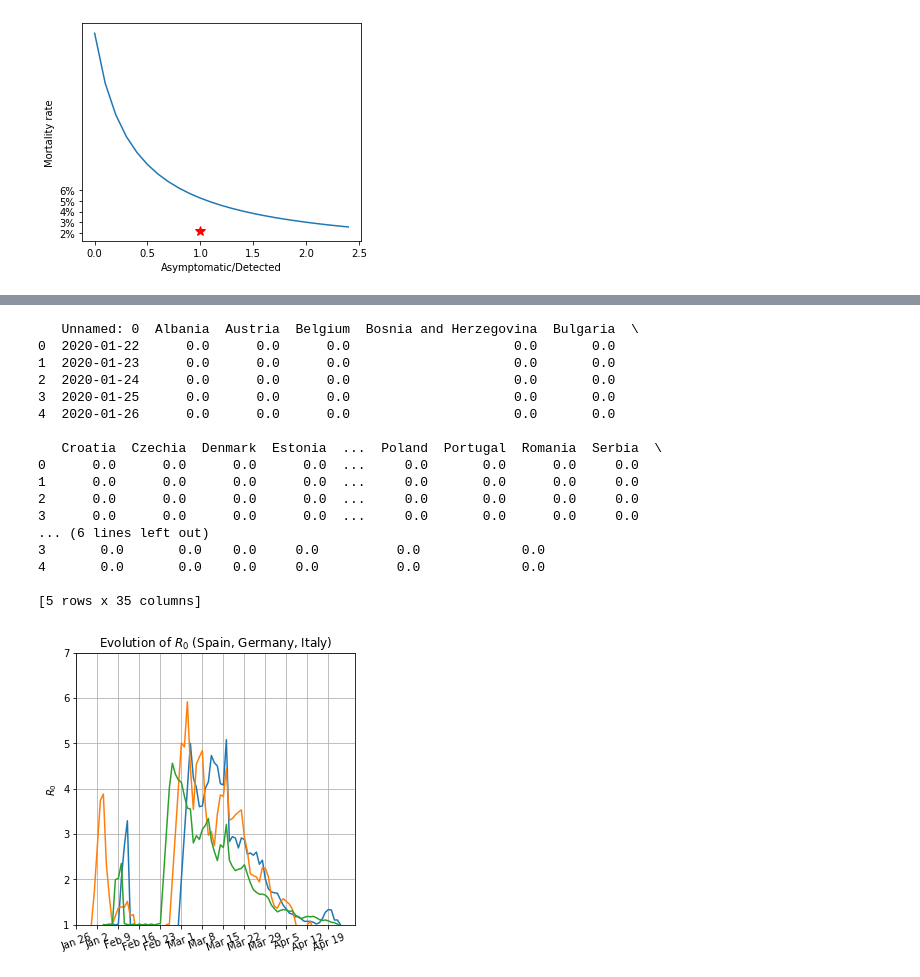
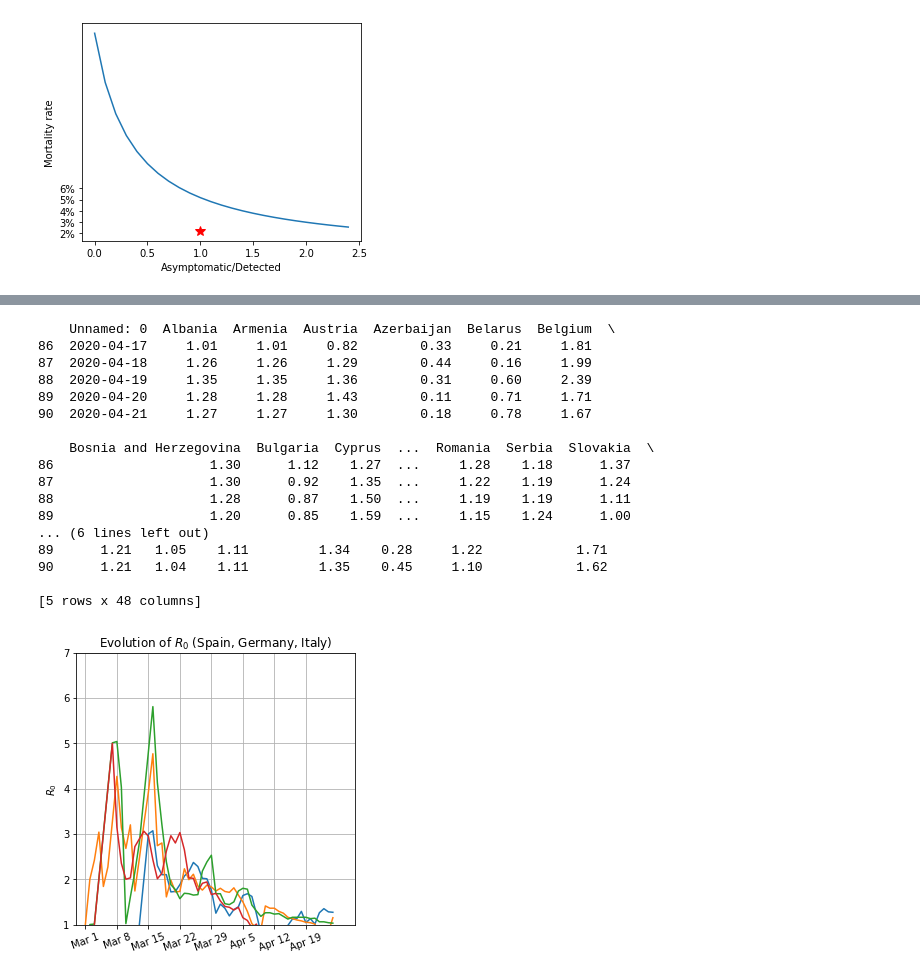
Before and after one commit to vincnardelli/covid19-italia, a Jupyter notebook: internazionale/R0_estimator_countries_allinone.py.ipynb, the cells around one changed output, grey strips where cells are left out. Drawn from its saved outputs; the diff is of its cells as text; code cells hidden in the pictures.

```diff
--- a/internazionale/R0_estimator_countries_allinone.py.ipynb
+++ b/internazionale/R0_estimator_countries_allinone.py.ipynb
@@ -539,37 +574,38 @@ r0_countries.to_csv('r0_countries_allinone.csv',index=True)
 # %%
 r0_countries_imp = pd.read_csv('r0_countries_allinone.csv')
 # %%
-print(r0_countries_imp.head())
+print(r0_countries_imp.tail())
 # %% [output]
-   Unnamed: 0  Albania  Austria  Belgium  Bosnia and Herzegovina  Bulgaria  \
-0  2020-01-22      0.0      0.0      0.0                     0.0       0.0
-1  2020-01-23      0.0      0.0      0.0                     0.0       0.0
-2  2020-01-24      0.0      0.0      0.0                     0.0       0.0
-3  2020-01-25      0.0      0.0      0.0                     0.0       0.0
-4  2020-01-26      0.0      0.0      0.0                     0.0       0.0
+    Unnamed: 0  Albania  Armenia  Austria  Azerbaijan  Belarus  Belgium  \
+86  2020-04-17     1.01     1.01     0.82        0.33     0.21     1.81
+87  2020-04-18     1.26     1.26     1.29        0.44     0.16     1.99
+88  2020-04-19     1.35     1.35     1.36        0.31     0.60     2.39
+89  2020-04-20     1.28     1.28     1.43        0.11     0.71     1.71
+90  2020-04-21     1.27     1.27     1.30        0.18     0.78     1.67
 
-   Croatia  Czechia  Denmark  Estonia  ...  Poland  Portugal  Romania  Serbia  \
-0      0.0      0.0      0.0      0.0  ...     0.0       0.0      0.0     0.0
-1      0.0      0.0      0.0      0.0  ...     0.0       0.0      0.0     0.0
-2      0.0      0.0      0.0      0.0  ...     0.0       0.0      0.0     0.0
-3      0.0      0.0      0.0      0.0  ...     0.0       0.0      0.0     0.0
+    Bosnia and Herzegovina  Bulgaria  Cyprus  ...  Romania  Serbia  Slovakia  \
+86                    1.30      1.12    1.27  ...     1.28    1.18      1.37
+87                    1.30      0.92    1.35  ...     1.22    1.19      1.24
+88                    1.28      0.87    1.50  ...     1.19    1.19      1.11
+89                    1.20      0.85    1.59  ...     1.15    1.24      1.00
 ... (6 lines left out)
-3       0.0       0.0    0.0     0.0          0.0             0.0
-4       0.0       0.0    0.0     0.0          0.0             0.0
+89      1.21   1.05    1.11         1.34    0.28     1.22            1.71
+90      1.21   1.04    1.11         1.35    0.45     1.10            1.62
 
-[5 rows x 35 columns]
+[5 rows x 48 columns]
 # %%
 plt.figure(figsize=(5,5))
-plt.plot(r0_countries_imp['Spain'])
-plt.plot(r0_countries_imp['Germany'])
-plt.plot(r0_countries_imp['Italy'])
+plt.plot(r0_countries_imp['Armenia'])
+plt.plot(r0_countries_imp['Hungary'])
+plt.plot(r0_countries_imp['Finland'])
+plt.plot(r0_countries_imp['Ireland'])
 plt.xticks(np.arange(0-(time_window-5),90,7),['Jan 26','Jan 2','Feb 9','Feb 16','Feb 23','Mar 1','Mar 8', 'Mar 15', 'Mar 22', 'Mar 29', 'Apr 5', 'Apr 12', 'Apr 19'],rotation=20)
-plt.xlim(0,today)
+plt.xlim(33,today)
 plt.ylabel('$R_0$')
 plt.ylim(1,7)
 plt.grid()
 plt.title('Evolution of $R_0$ (Spain, Germany, Italy)')
 #plt.savefig('output_countries/r0-evo_Spain.png',dpi=300)
 plt.show()
 # %% [output]
-[figure, old version]
+[figure, new version]
```
Also changed, not shown: parts of 26 cells of this notebook, 2 other files.
